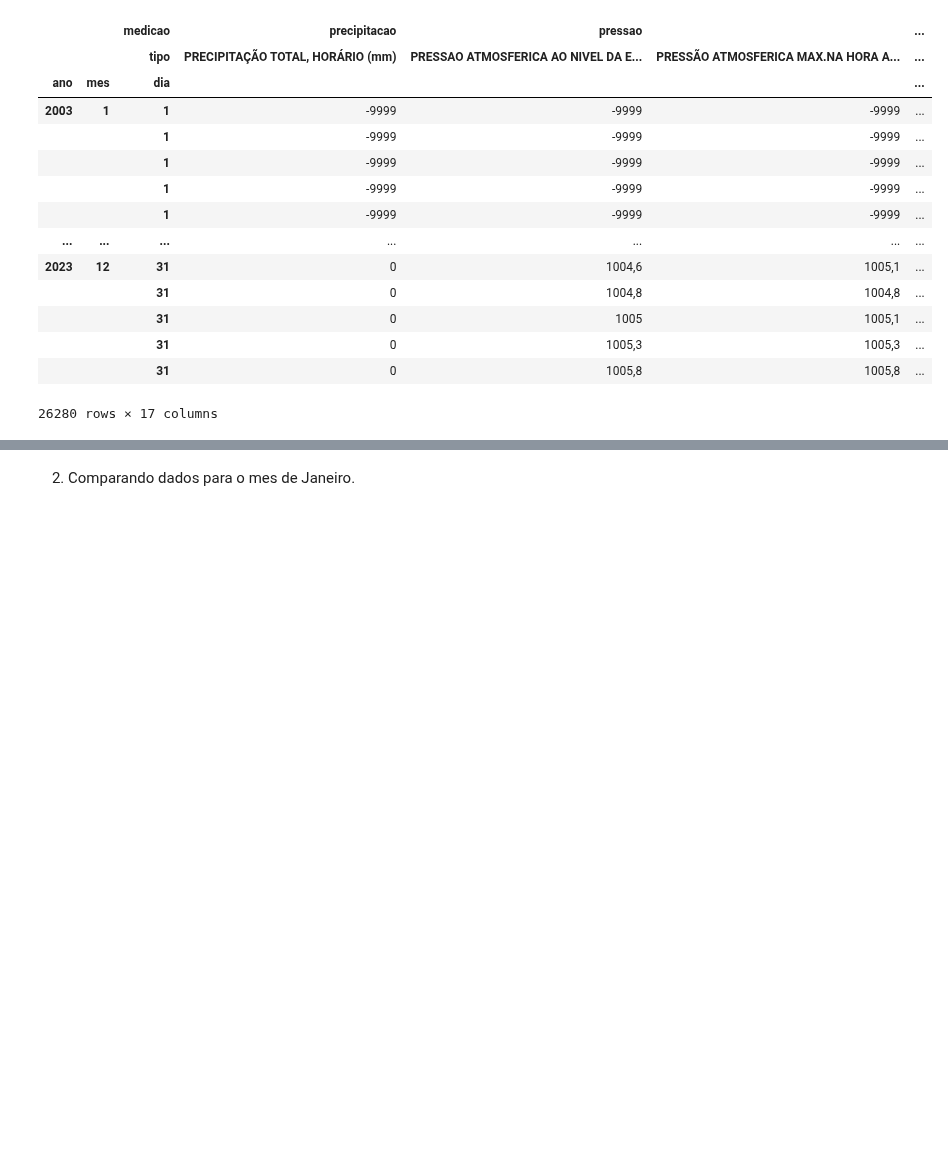
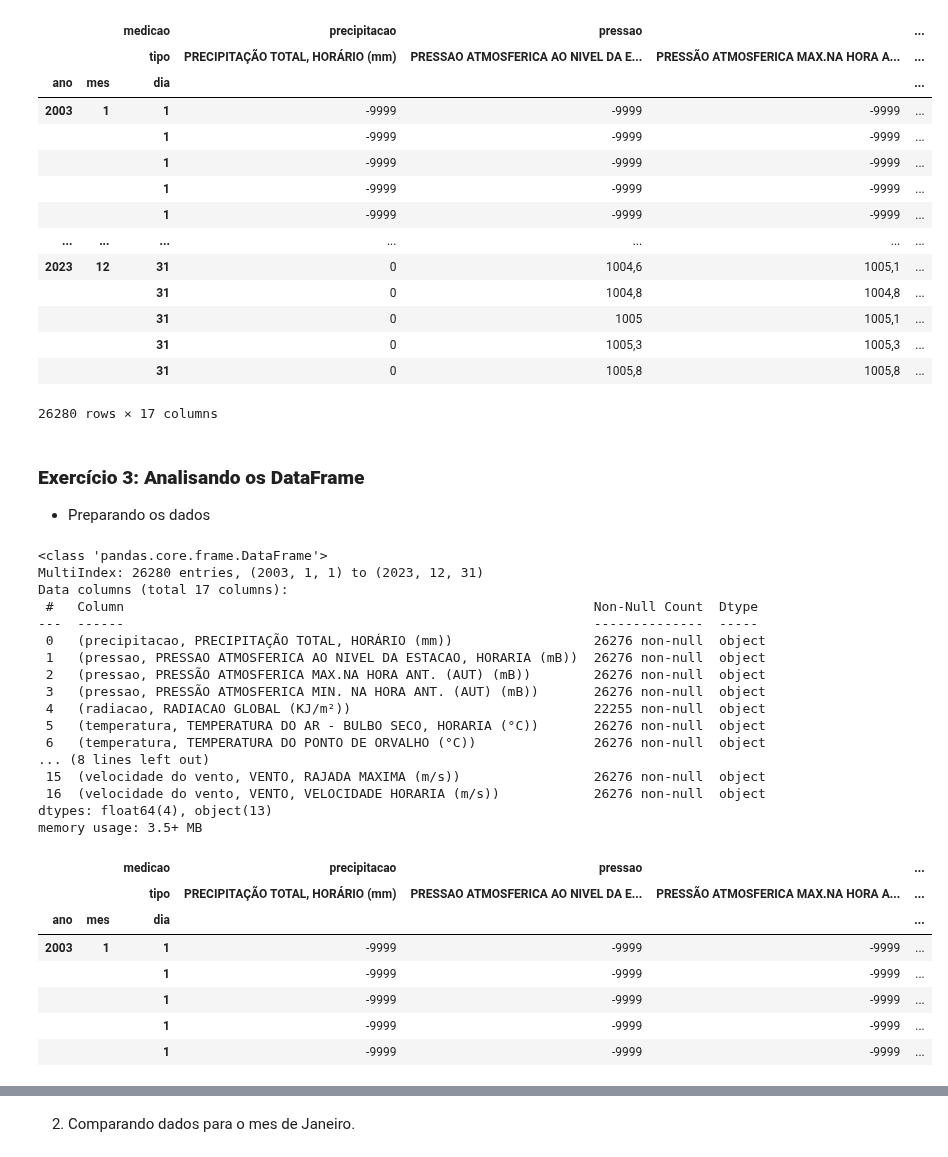
Before and after one commit to everaldina/Trilha_Python, a Jupyter notebook: dev-Everaldina/PI-007.ipynb, the cells around one changed output, grey strips where cells are left out. Saved outputs shown, nothing was run; the diff lists cells and outputs as text; code cells hidden in the pictures; blank space fills up the shorter version.

```diff
--- a/dev-Everaldina/PI-007.ipynb
+++ b/dev-Everaldina/PI-007.ipynb
@@ -224,3 +226,37 @@ estacao_ssa
 |  |  | 31 | 0 | 1005,3 | 1005,3 | ... |
 |  |  | 31 | 0 | 1005,8 | 1005,8 | ... |
 26280 rows × 17 columns
+# %% [markdown]
+### __Exercício 3: Analisando os DataFrame__
+
+* Preparando os dados
+# %%
+import numpy as np
+estacao_ssa.info()
+estacao_ssa.head()
+# %% [output]
+<class 'pandas.core.frame.DataFrame'>
+MultiIndex: 26280 entries, (2003, 1, 1) to (2023, 12, 31)
+Data columns (total 17 columns):
+ #   Column                                                            Non-Null Count  Dtype
+---  ------                                                            --------------  -----
+ 0   (precipitacao, PRECIPITAÇÃO TOTAL, HORÁRIO (mm))                  26276 non-null  object
+ 1   (pressao, PRESSAO ATMOSFERICA AO NIVEL DA ESTACAO, HORARIA (mB))  26276 non-null  object
+ 2   (pressao, PRESSÃO ATMOSFERICA MAX.NA HORA ANT. (AUT) (mB))        26276 non-null  object
+ 3   (pressao, PRESSÃO ATMOSFERICA MIN. NA HORA ANT. (AUT) (mB))       26276 non-null  object
+ 4   (radiacao, RADIACAO GLOBAL (KJ/m²))                               22255 non-null  object
+ 5   (temperatura, TEMPERATURA DO AR - BULBO SECO, HORARIA (°C))       26276 non-null  object
+ 6   (temperatura, TEMPERATURA DO PONTO DE ORVALHO (°C))               26276 non-null  object
+... (8 lines left out)
+ 15  (velocidade do vento, VENTO, RAJADA MAXIMA (m/s))                 26276 non-null  object
+ 16  (velocidade do vento, VENTO, VELOCIDADE HORARIA (m/s))            26276 non-null  object
+dtypes: float64(4), object(13)
+memory usage: 3.5+ MB
+|  |  | medicao | precipitacao | pressao |  | ... |
+|  |  | tipo | PRECIPITAÇÃO TOTAL, HORÁRIO (mm) | PRESSAO ATMOSFERICA AO NIVEL DA E... | PRESSÃO ATMOSFERICA MAX.NA HORA A... | ... |
+| ano | mes | dia |  |  |  | ... |
+| 2003 | 1 | 1 | -9999 | -9999 | -9999 | ... |
+|  |  | 1 | -9999 | -9999 | -9999 | ... |
+|  |  | 1 | -9999 | -9999 | -9999 | ... |
+|  |  | 1 | -9999 | -9999 | -9999 | ... |
+|  |  | 1 | -9999 | -9999 | -9999 | ... |
```
Also changed, not shown: parts of 10 cells of this notebook.
